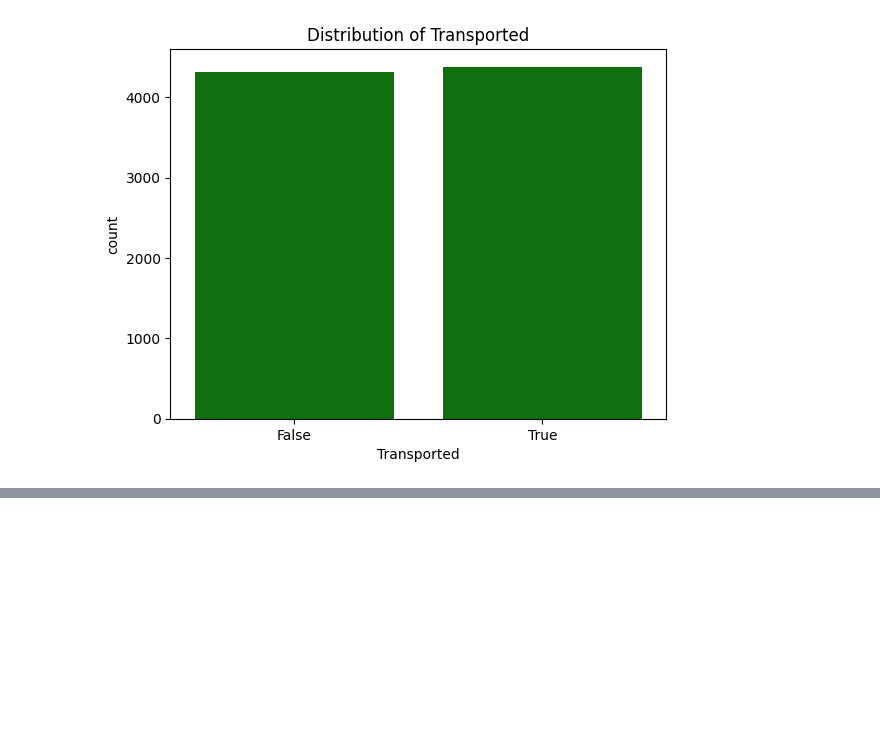
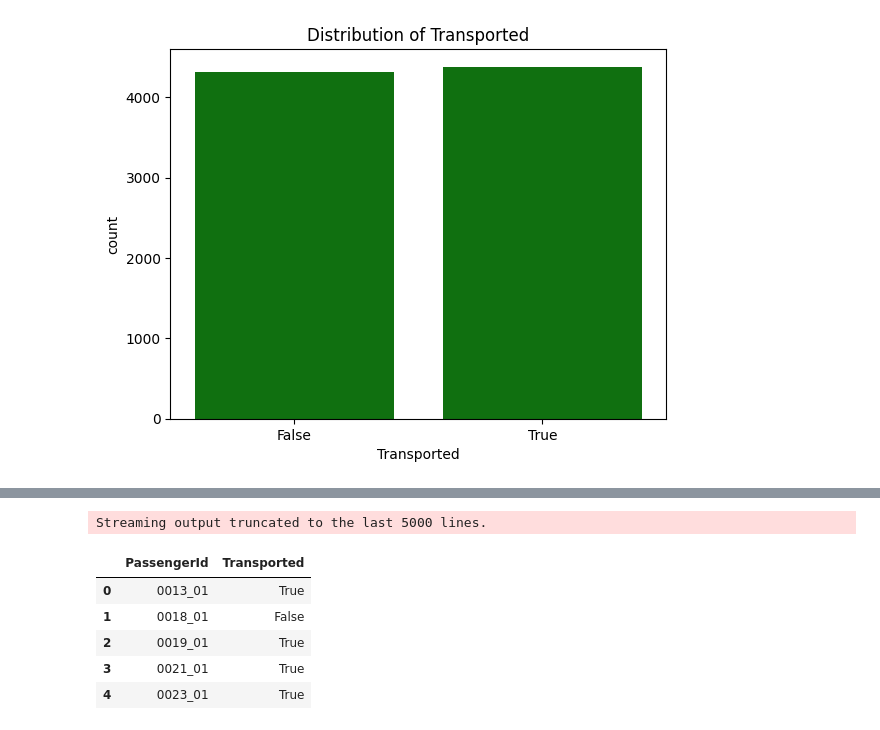
Before and after one commit to 7PAM2015-0105-2023-TEAM17/Kaggle-Challenge-Team-17, a Jupyter notebook: kaggle_Challenge_TEAM_17.ipynb, the cells around one changed output, grey strips where cells are left out. Saved outputs shown, nothing was run; the diff lists cells and outputs as text; code cells hidden in the pictures; blank space fills up the shorter version.

```diff
--- a/kaggle_Challenge_TEAM_17.ipynb
+++ b/kaggle_Challenge_TEAM_17.ipynb
@@ -264,0 +307,42 @@ plt.show()
+# %%
+test_url = 'https://raw.githubusercontent.com/7PAM2015-0105-2023-TEAM17/Kaggle-Challenge-Team-17/main/test.csv'
+
+test_df = pd.read_csv(test_url)
+#submission_id = test_df['PassengerId']
+# %%
+submission_id = test_df['PassengerId']
+
+# Preprocessing steps
+test_df['HomePlanet'].fillna(test_df['HomePlanet'].mode()[0], inplace=True)
+test_df['CryoSleep'].fillna(test_df['CryoSleep'].mode()[0], inplace=True)
+test_df['Cabin'].fillna('Unknown', inplace=True)
+test_df['Destination'].fillna(test_df['Destination'].mode()[0], inplace=True)
+test_df['Age'].fillna(test_df['Age'].median(), inplace=True)
+test_df['VIP'].fillna(test_df['VIP'].mode()[0], inplace=True)
+test_df['RoomService'].fillna(test_df['RoomService'].median(), inplace=True)
+test_df['FoodCourt'].fillna(test_df['FoodCourt'].median(), inplace=True)
+test_df['ShoppingMall'].fillna(test_df['ShoppingMall'].median(), inplace=True)
+test_df['Spa'].fillna(test_df['Spa'].median(), inplace=True)
+test_df['VRDeck'].fillna(test_df['VRDeck'].median(), inplace=True)
+test_df.drop(columns=['Name'], inplace=True)
+
+test_df = pd.get_dummies(test_df)
+
+missing_columns = set(X.columns) - set(test_df.columns)
+for column in missing_columns:
+    test_df[column] = 0
+
+test_df = test_df[X.columns]
+predictions = gb_classifier.predict(test_df)
+n_predictions = (predictions > 0.5).astype(bool)
+
+output = pd.DataFrame({'PassengerId': submission_id, 'Transported': n_predictions.squeeze()})
+output.head()
+# %% [output]
+Streaming output truncated to the last 5000 lines.
+|  | PassengerId | Transported |
+| 0 | 0013_01 | True |
+| 1 | 0018_01 | False |
+| 2 | 0019_01 | True |
+| 3 | 0021_01 | True |
+| 4 | 0023_01 | True |
```
Also changed, not shown: parts of 10 cells of this notebook.
